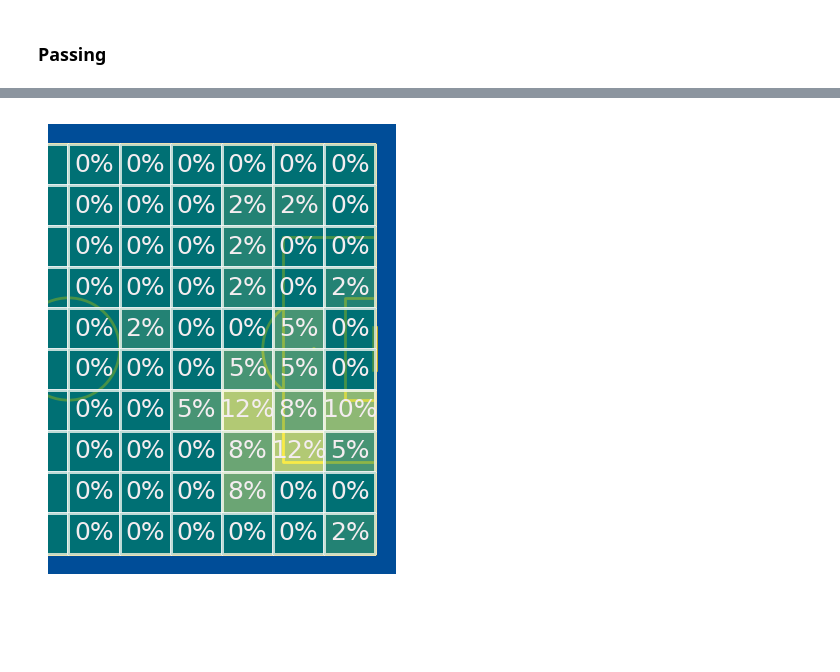
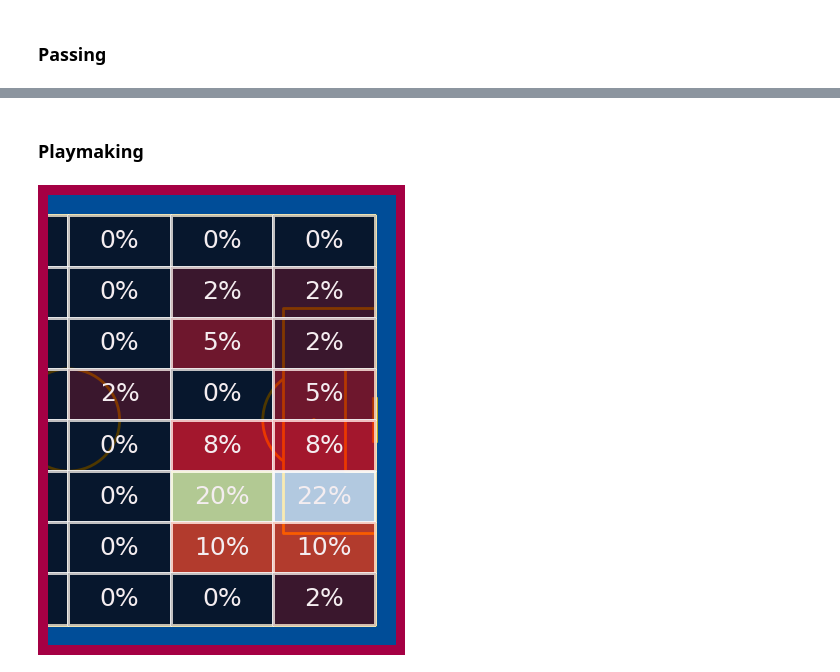
Before and after one commit to YashaswiPandey/IST652-FinalProject, a Jupyter notebook: messiAnalysis.ipynb, the cells around one changed output, grey strips where cells are left out. Drawn from its saved outputs; the diff is of its cells as text; code cells hidden in the pictures; blank space fills up the shorter version.

```diff
--- a/messiAnalysis.ipynb
+++ b/messiAnalysis.ipynb
@@ -32,7 +66,7 @@ for season in seasons:
         pepYears = pd.concat([pepYears,eventsMessi[eventsMessi['season']==season]])
 
     elif(season=='2012/2013' or season=='2013/2014'
-       or season=='2015/2016' or season=='2016/2017'):
+       or season=='2014/2015' or season=='2015/2016'):
         msnYears = pd.concat([msnYears,eventsMessi[eventsMessi['season']==season]])
 
     else:
@@ -104,3 +182,0 @@ labels = pitch.label_heatmap(bin_statistic, color='#f4edf0', fontsize=18,
-# %%
-passesIY = initialYears[initialYears['type']=='Pass']
-sPIY = passesIY[passesIY['pass_outcome'].isna()]
@@ -119,21 +183,24 @@ labels = pitch.label_heatmap(bin_statistic, color='#f4edf0', fontsize=18,
+# %% [markdown]
+### Playmaking
 # %%
 from matplotlib.patches import Circle
 circH = Circle((120.0, 40.0), radius = 15,color='red')
 circV = Circle((40.0, 120.0), radius = 15,color='red')
 # %%
-dangerPass = [row['id'] for index,row in sPIY.iterrows() if ((circH.contains_point([row['x_end'],row['y_end']])==True) or
+iyDangerPass = [row['id'] for index,row in sPIY.iterrows() if ((circH.contains_point([row['x_end'],row['y_end']])==True) or
                                                              (circV.contains_point([row['x_end'],row['y_end']])==True))]
 # %%
-dangerPasses = sPIY[sPIY['id'].isin(dangerPass)]
+iyDangerPasses = sPIY[sPIY['id'].isin(iyDangerPass)]
 # %%
 pitch = Pitch(pitch_type='statsbomb',pitch_color='#004d98', line_color='#edbb00',half=True)
 
 fig, ax = pitch.draw()
+fig.set_facecolor('#a50044')
 
-bin_statistic = pitch.bin_statistic(dangerPasses['x_start'], dangerPasses['y_start'], statistic='count', bins=(12, 10), normalize=True)
-pitch.heatmap(bin_statistic, ax=ax, cmap='summer', edgecolor='#f9f9f9',alpha=0.7)
+bin_statistic = pitch.bin_statistic(iyDangerPasses['x_start'], iyDangerPasses['y_start'], statistic='count', bins=(6, 8), normalize=True)
+pitch.heatmap(bin_statistic, ax=ax, cmap='hot', edgecolor='#f9f9f9',alpha=0.7)
 labels = pitch.label_heatmap(bin_statistic, color='#f4edf0', fontsize=18,
                              ax=ax, ha='center', va='center',
                              str_format='{:.0%}')
 # %% [output]
-[figure, old version]
+[figure, new version]
```
Also changed, not shown: parts of 28 cells of this notebook, 1 other file.
